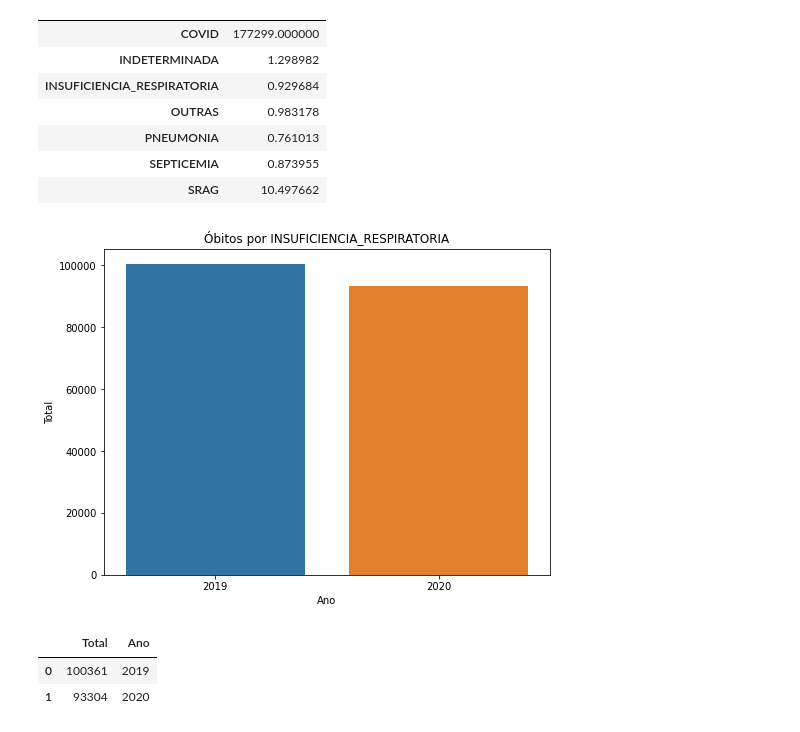
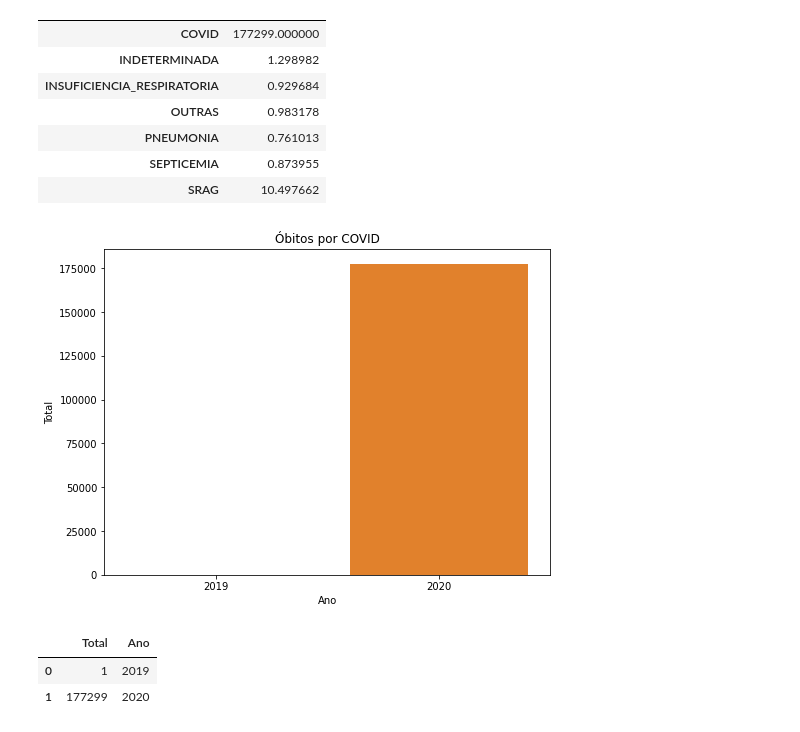
Before and after one commit to thaisnsb/analisecovid, a Jupyter notebook: notebooks/analise_obitos_covid.ipynb, the cells around one changed output. Cells and saved outputs as stored; diff of their text form; code cells hidden in the pictures.

Commit message:
criaçoes_de_graficos

```diff
--- a/notebooks/analise_obitos_covid.ipynb
+++ b/notebooks/analise_obitos_covid.ipynb
@@ -114,23 +114,23 @@ proporcao
 # %%
 def grafico_comparativo(causa):
     total_2019 = dados_2019.groupby("tipo_doenca").sum()
     total_2020 = dados_2020.groupby("tipo_doenca").sum()
     lista = [int(total_2019.loc[causa]), int(total_2020.loc[causa])]
 
     dados = pd.DataFrame({"Total": lista,
                             "Ano": [2019, 2020]})
 
     plt.figure(figsize = (8,6))
     sns.barplot(x = "Ano", y = "Total", data = dados)
     plt.title(f"Óbitos por {causa}")
     plt.show()
 
 
     return dados
 
-grafico_comparativo("INSUFICIENCIA_RESPIRATORIA")
+grafico_comparativo("COVID")
 # %% [output]
-[figure, old version]
+[figure, new version]
 |  | Total | Ano |
-| 0 | 100361 | 2019 |
-| 1 | 93304 | 2020 |
+| 0 | 1 | 2019 |
+| 1 | 177299 | 2020 |
```
Also changed, not shown: parts of 3 cells of this notebook, 2 other files.
